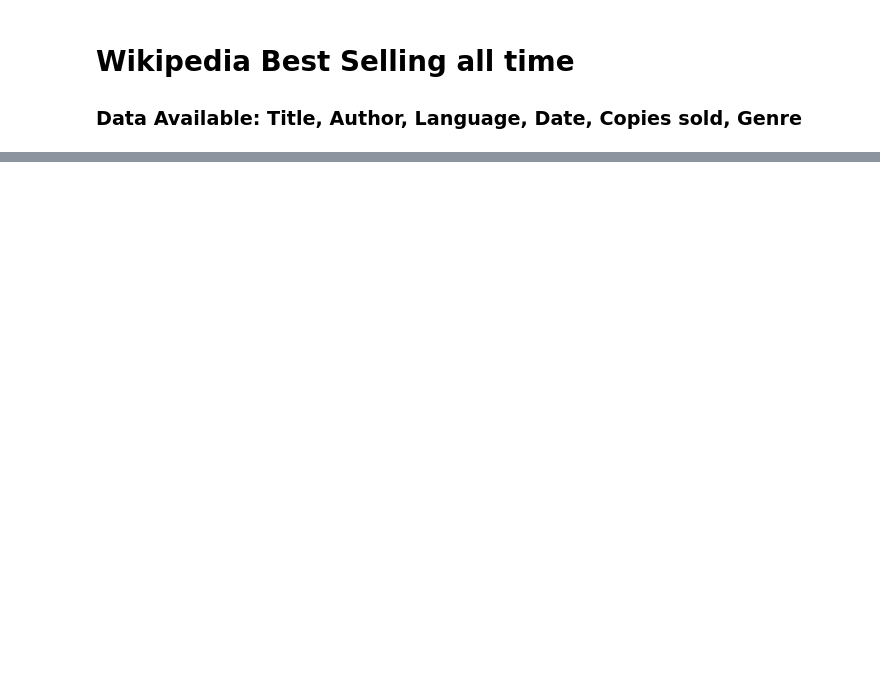
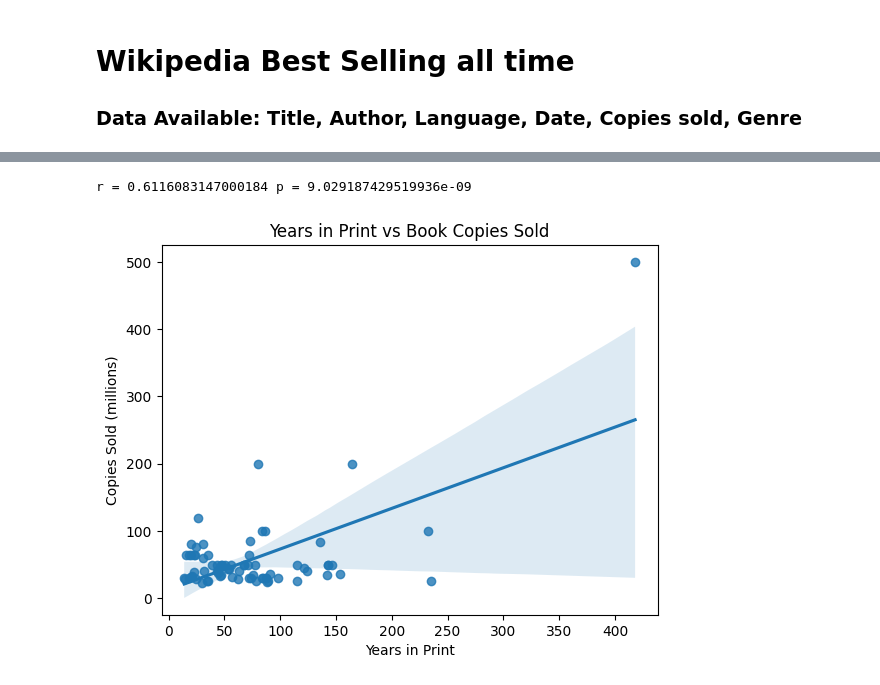
Before and after one commit to AndrewCurtis27/CS6830_proj3, a Jupyter notebook: proj3.ipynb, the cells around one changed output, grey strips where cells are left out. Cells and saved outputs as stored; diff of their text form; code cells hidden in the pictures; blank space fills up the shorter version.

```diff
--- a/proj3.ipynb
+++ b/proj3.ipynb
@@ -397,0 +461,10 @@ df
+# %%
+# time in print vs approximate sales
+df['Years in Print'] = 2023 - df['Publication Date']
+df
+ax = sns.regplot(data=df, x='Years in Print', y='Copies Sold (millions)').set(title='Years in Print vs Book Copies Sold')
+(r,p) = stats.pearsonr(df['Years in Print'], df['Copies Sold (millions)'])
+print('r =', r, 'p =', p)
+# %% [output]
+r = 0.6116083147000184 p = 9.029187429519936e-09
+[figure, added]
```
Also changed, not shown: parts of 29 cells of this notebook.
